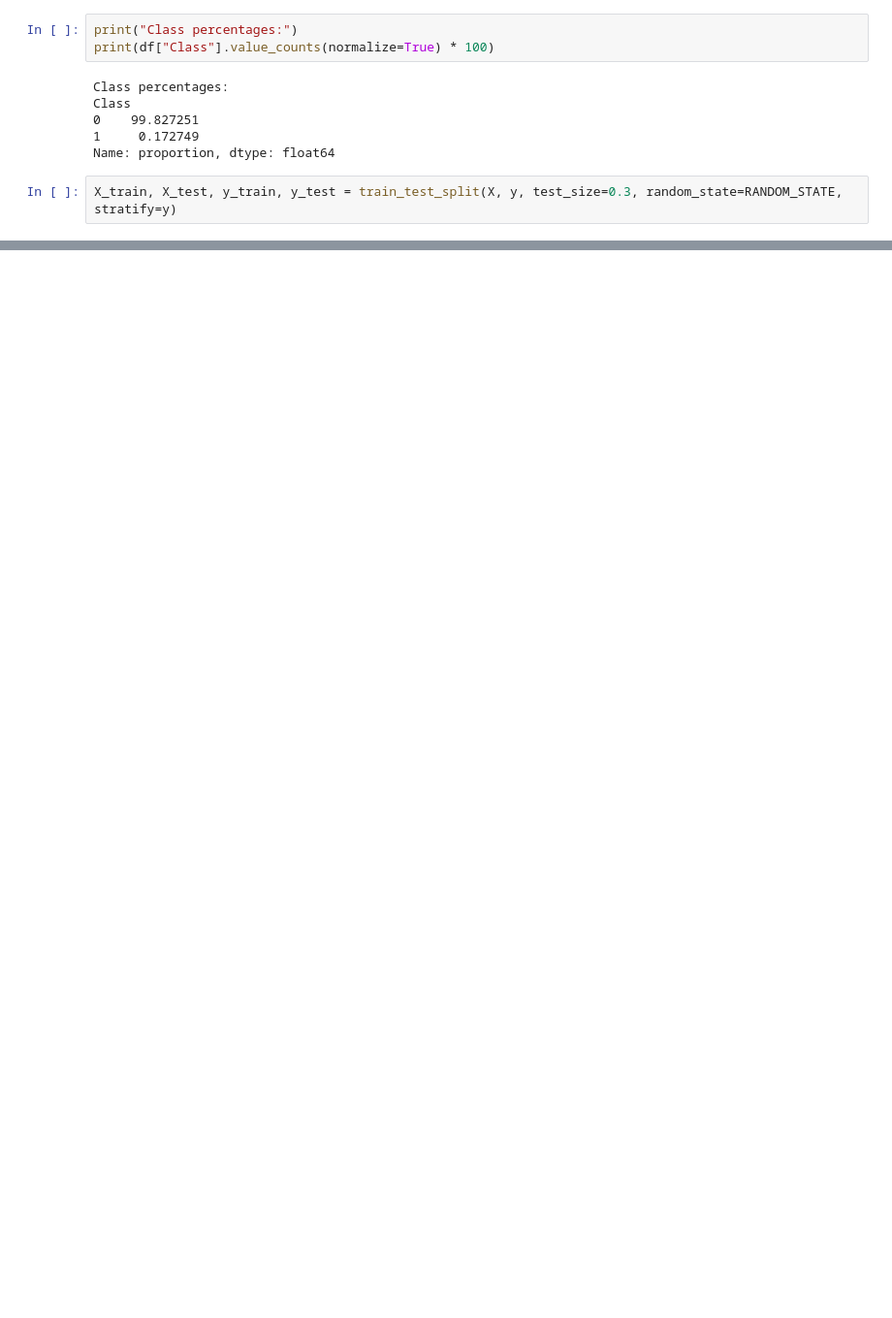
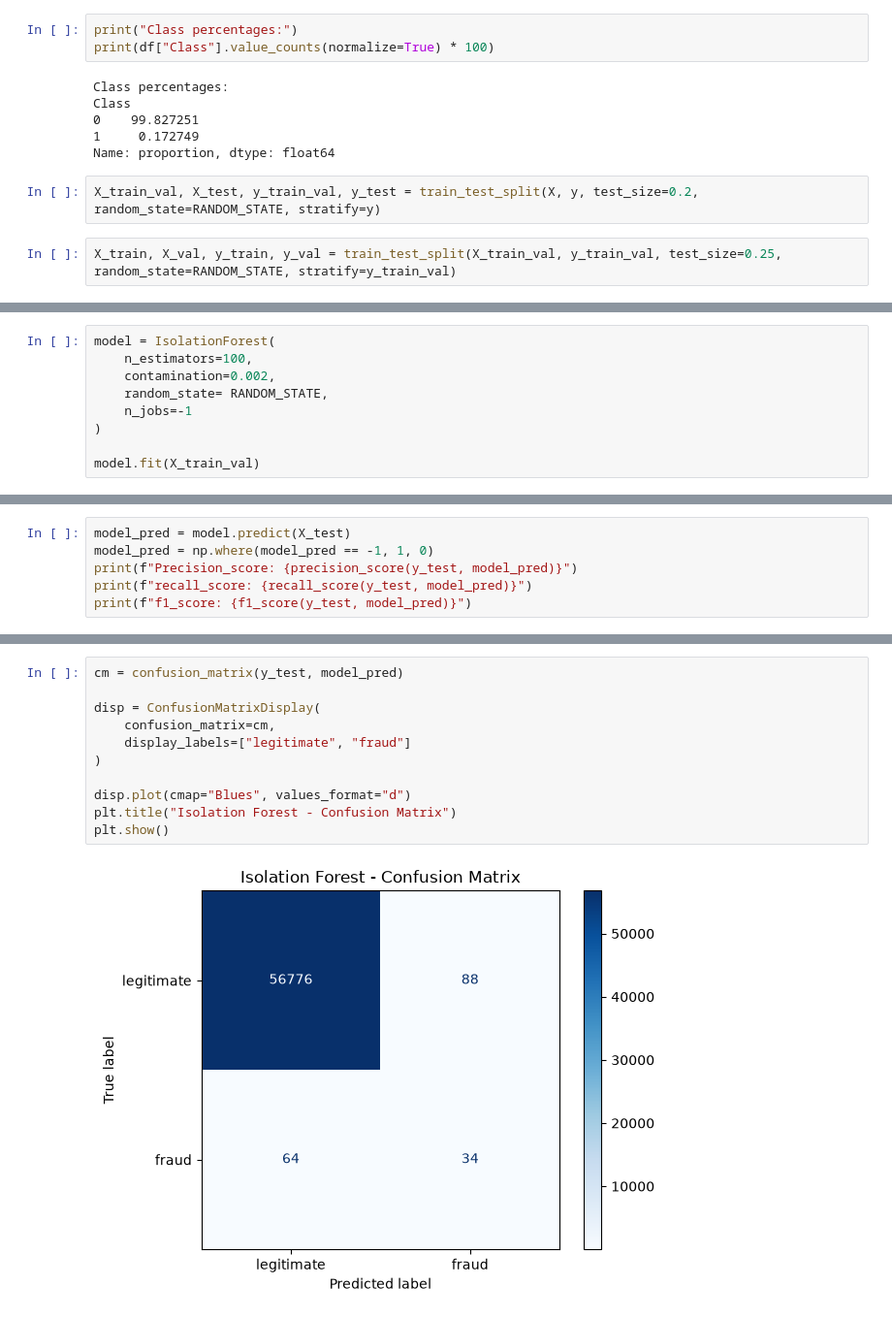
Before and after one commit to YashInLogN/CFO, a Jupyter notebook: credit_card_anamoly_detection.ipynb, the cells around one changed output, grey strips where cells are left out. Shown at 97% size. Drawn from its saved outputs; the diff is of its cells as text; blank space fills up the shorter version.

```diff
--- a/credit_card_anamoly_detection.ipynb
+++ b/credit_card_anamoly_detection.ipynb
@@ -140,7 +140,9 @@ Class
 0    99.827251
 1     0.172749
 Name: proportion, dtype: float64
+# %%
+X_train_val, X_test, y_train_val, y_test = train_test_split(X, y, test_size=0.2, random_state=RANDOM_STATE, stratify=y)
 # %%
-X_train, X_test, y_train, y_test = train_test_split(X, y, test_size=0.3, random_state=RANDOM_STATE, stratify=y)
+X_train, X_val, y_train, y_val = train_test_split(X_train_val, y_train_val, test_size=0.25, random_state=RANDOM_STATE, stratify=y_train_val)
 # %%
 model = IsolationForest(
@@ -237,0 +232,9 @@ f1_score: 0.16318407960199005
+# %%
+model = IsolationForest(
+    n_estimators=100,
+    contamination=0.002,
+    random_state= RANDOM_STATE,
+    n_jobs=-1
+)
+
+model.fit(X_train_val)
@@ -237,0 +243,6 @@ f1_score: 0.16318407960199005
+# %%
+model_pred = model.predict(X_test)
+model_pred = np.where(model_pred == -1, 1, 0)
+print(f"Precision_score: {precision_score(y_test, model_pred)}")
+print(f"recall_score: {recall_score(y_test, model_pred)}")
+print(f"f1_score: {f1_score(y_test, model_pred)}")
@@ -237,0 +258,13 @@ f1_score: 0.16318407960199005
+# %%
+cm = confusion_matrix(y_test, model_pred)
+
+disp = ConfusionMatrixDisplay(
+    confusion_matrix=cm,
+    display_labels=["legitimate", "fraud"]
+)
+
+disp.plot(cmap="Blues", values_format="d")
+plt.title("Isolation Forest - Confusion Matrix")
+plt.show()
+# %% [output]
+[figure, added]
```
Also changed, not shown: parts of 36 cells of this notebook.
